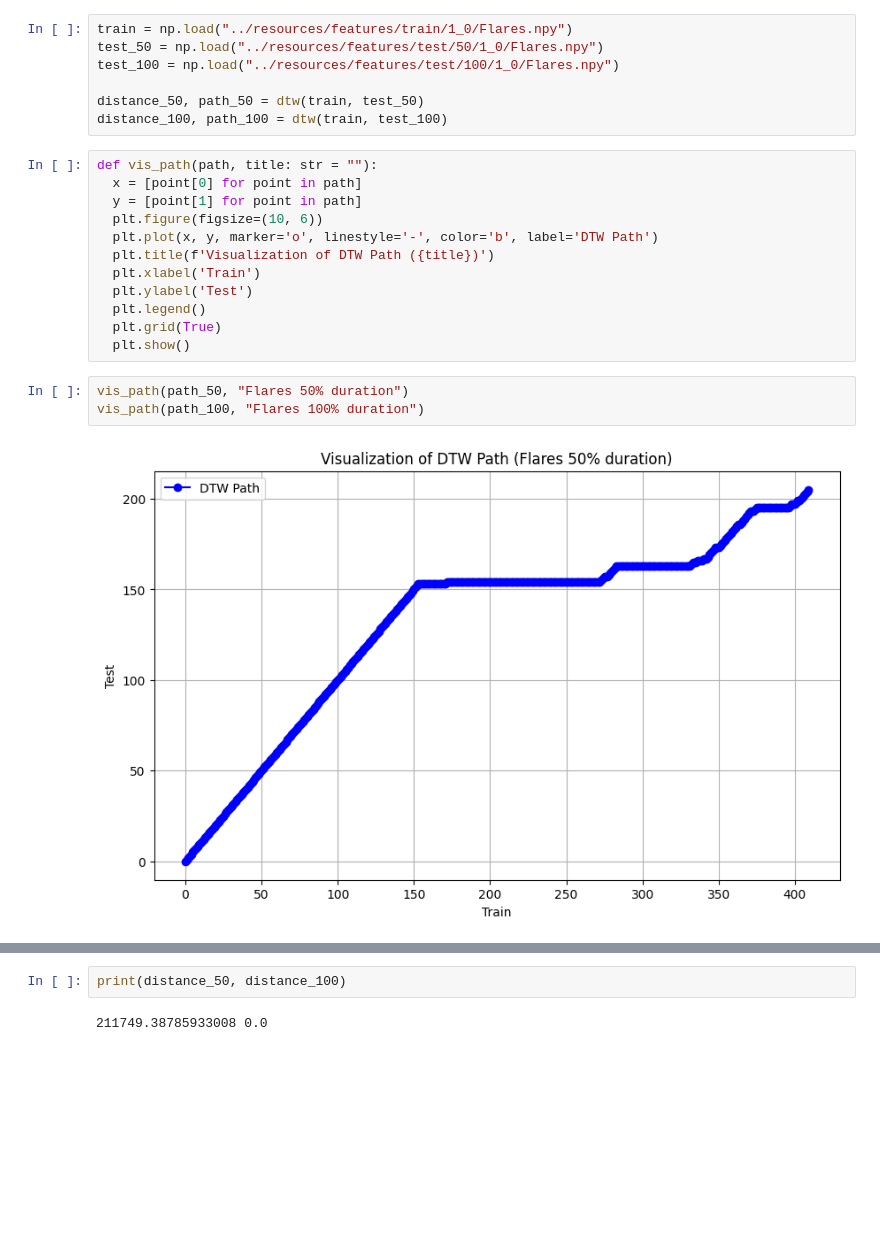
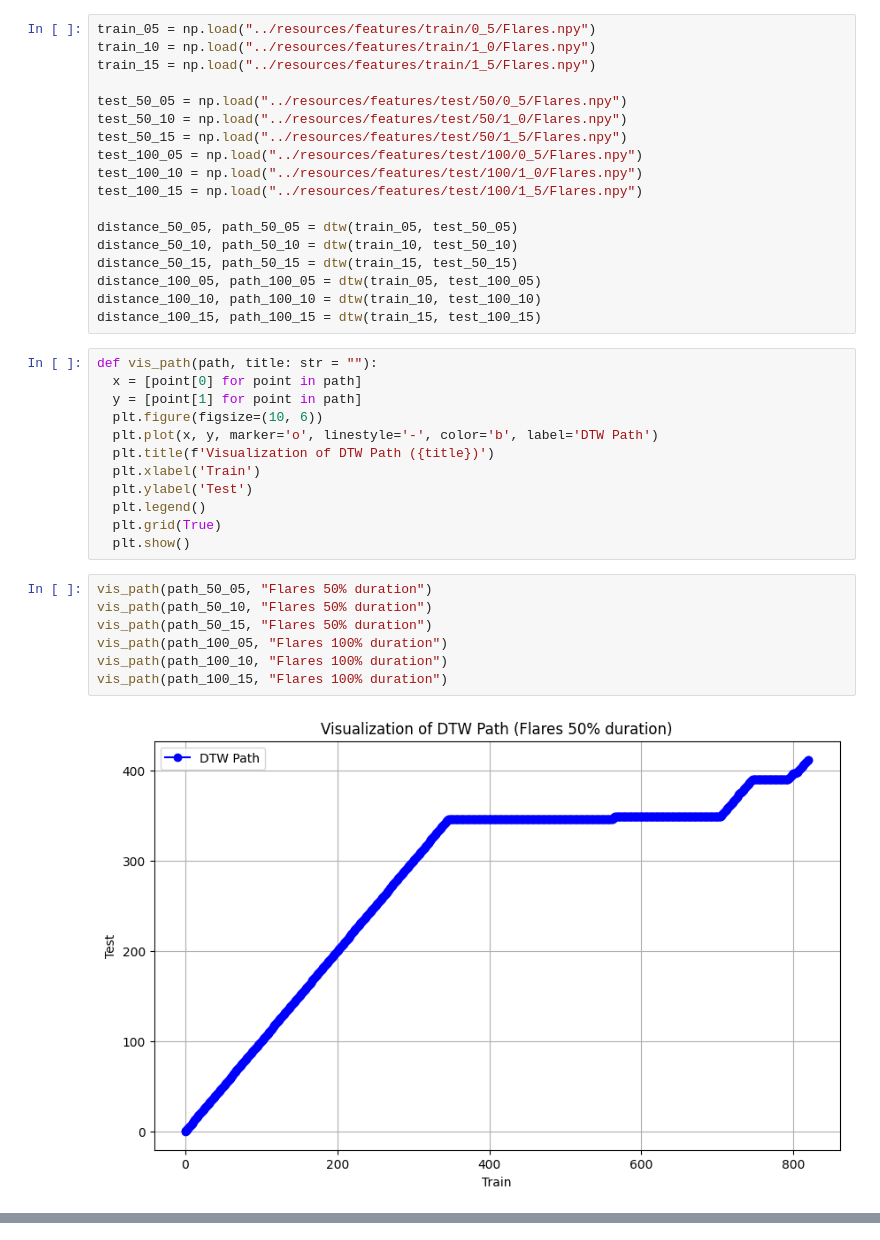
Before and after one commit to gdapriana/audiomatch, a Jupyter notebook: random/dtw_viz.ipynb, the cells around one changed output, grey strips where cells are left out. Saved outputs shown, nothing was run; the diff lists cells and outputs as text; blank space fills up the shorter version.

Commit message:
fix: dtw visualize

```diff
--- a/random/dtw_viz.ipynb
+++ b/random/dtw_viz.ipynb
@@ -3,11 +4,22 @@ from fastdtw import dtw
 import numpy as np
 # %%
-train = np.load("../resources/features/train/1_0/Flares.npy")
-test_50 = np.load("../resources/features/test/50/1_0/Flares.npy")
-test_100 = np.load("../resources/features/test/100/1_0/Flares.npy")
+train_05 = np.load("../resources/features/train/0_5/Flares.npy")
+train_10 = np.load("../resources/features/train/1_0/Flares.npy")
+train_15 = np.load("../resources/features/train/1_5/Flares.npy")
 
-distance_50, path_50 = dtw(train, test_50)
-distance_100, path_100 = dtw(train, test_100)
+test_50_05 = np.load("../resources/features/test/50/0_5/Flares.npy")
+test_50_10 = np.load("../resources/features/test/50/1_0/Flares.npy")
+test_50_15 = np.load("../resources/features/test/50/1_5/Flares.npy")
+test_100_05 = np.load("../resources/features/test/100/0_5/Flares.npy")
+test_100_10 = np.load("../resources/features/test/100/1_0/Flares.npy")
+test_100_15 = np.load("../resources/features/test/100/1_5/Flares.npy")
+
+distance_50_05, path_50_05 = dtw(train_05, test_50_05)
+distance_50_10, path_50_10 = dtw(train_10, test_50_10)
+distance_50_15, path_50_15 = dtw(train_15, test_50_15)
+distance_100_05, path_100_05 = dtw(train_05, test_100_05)
+distance_100_10, path_100_10 = dtw(train_10, test_100_10)
+distance_100_15, path_100_15 = dtw(train_15, test_100_15)
 # %%
 def vis_path(path, title: str = ""):
   x = [point[0] for point in path]
@@ -21,7 +33,11 @@ def vis_path(path, title: str = ""):
   plt.grid(True)
   plt.show()
 # %%
-vis_path(path_50, "Flares 50% duration")
-vis_path(path_100, "Flares 100% duration")
+vis_path(path_50_05, "Flares 50% duration")
+vis_path(path_50_10, "Flares 50% duration")
+vis_path(path_50_15, "Flares 50% duration")
+vis_path(path_100_05, "Flares 100% duration")
+vis_path(path_100_10, "Flares 100% duration")
+vis_path(path_100_15, "Flares 100% duration")
 # %% [output]
-[figure, old version]
+[figure, new version]
@@ -29,5 +49 @@ vis_path(path_100, "Flares 100% duration")
-# %%
-print(distance_50, distance_100)
-# %% [output]
-211749.38785933008 0.0
 # %%
```
Also changed, not shown: parts of 3 cells of this notebook, 1 other file.
